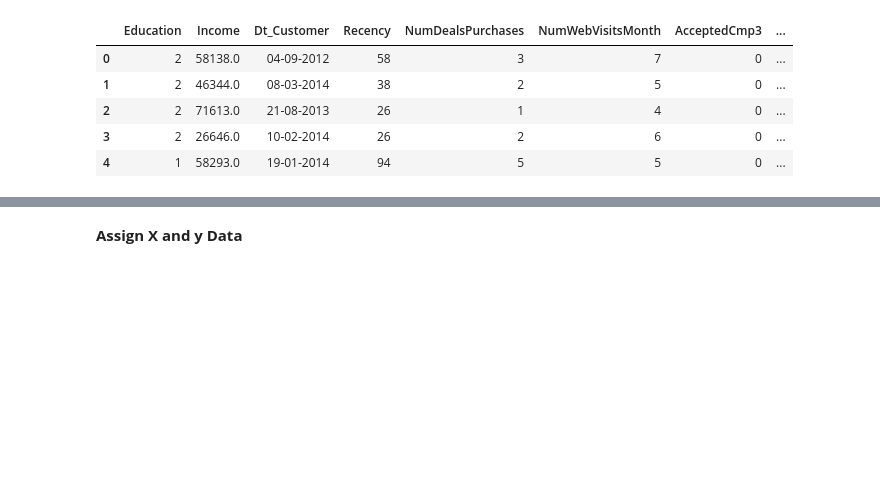
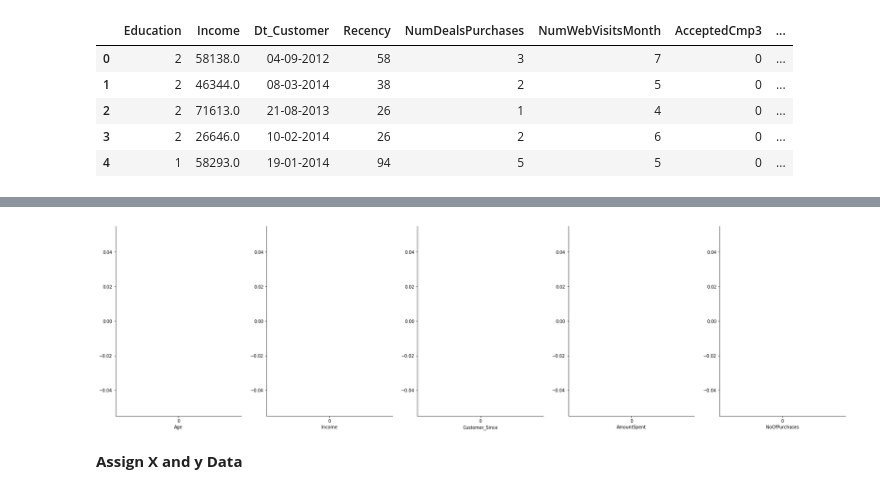
Before and after one commit to fgith/data-science, a Jupyter notebook: logistic-regression/logistic_regression_customerpersonality.ipynb, the cells around one changed output, grey strips where cells are left out. Saved outputs shown, nothing was run; the diff lists cells and outputs as text; code cells hidden in the pictures; blank space fills up the shorter version.

```diff
--- a/logistic-regression/logistic_regression_customerpersonality.ipynb
+++ b/logistic-regression/logistic_regression_customerpersonality.ipynb
@@ -152,0 +145,9 @@ TypeError: ignored
+# %%
+df['Customer_Since'] = (pd.to_datetime("today") - pd.to_datetime(df['Dt_Customer'])) / np.timedelta64(1,'D')
+df['Customer_Since'] = df['Customer_Since'].astype(int)
+# %%
+df.drop("Dt_Customer",inplace = True, axis=1)
+# %%
+df['Accepted_Cmp_Total'] = df['AcceptedCmp1'] + df['AcceptedCmp2'] + df['AcceptedCmp3'] + df['AcceptedCmp4'] + df['AcceptedCmp5']
+df.drop(['AcceptedCmp1','AcceptedCmp2','AcceptedCmp3','AcceptedCmp4','AcceptedCmp5'],axis=1,inplace=True)
+df.head()
@@ -152,0 +161,3 @@ TypeError: ignored
+# %%
+df.replace([np.inf, -np.inf], np.nan, inplace=True)
+df.fillna(0, inplace=True)
@@ -153,3 +182,18 @@ TypeError: ignored
+# %%
+import seaborn as sns
+features= ["Age", "Income", "Customer_Since", "AmountSpent", "NoOfPurchases"]
+
+#create plots
+fig, axs = plt.subplots(ncols=len(features),figsize=(6*len(features),8))
+for i in range(len(features)):
+  sns.boxenplot(df=df[features[i]],
+                showfliers=True,
+                ax=axs[i],
+                palette =
+                ).set(xlabel=features[i])
+  sns.despine()
+# %% [output]
+[figure, added]
 # %% [markdown]
 **Assign X and y Data**
 # %%
```
Also changed, not shown: parts of 6 cells of this notebook.
